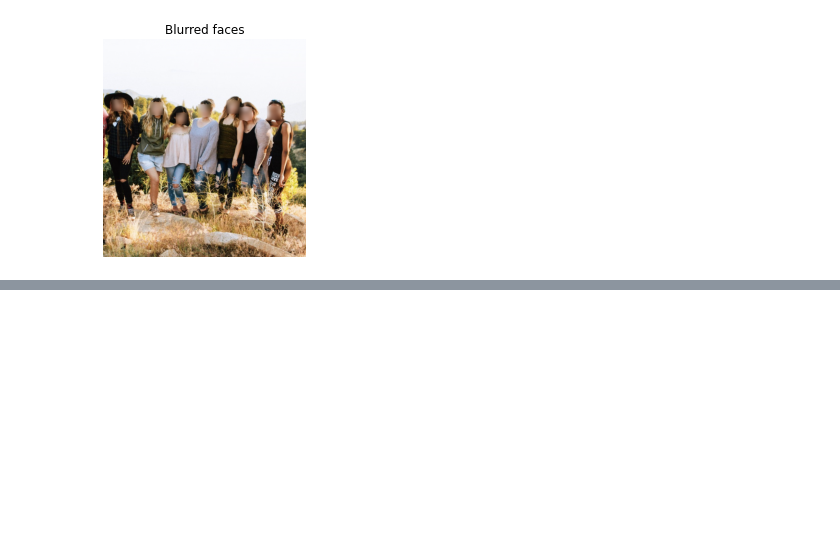
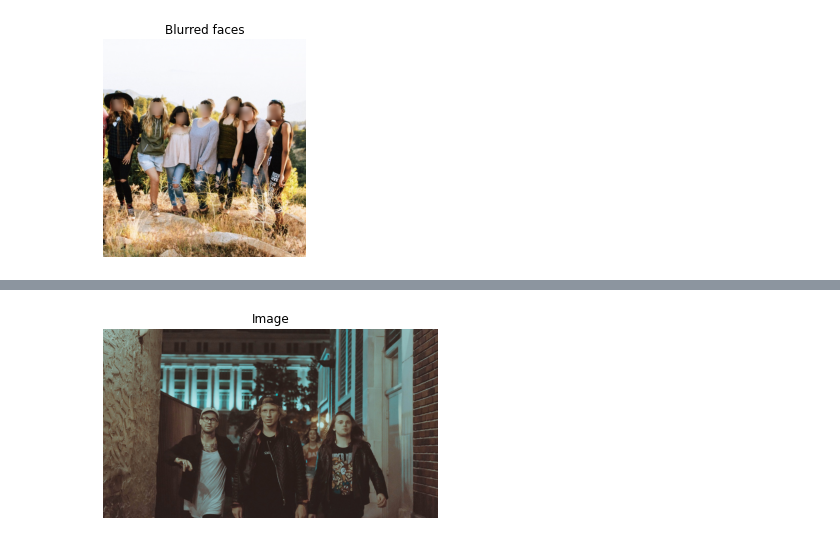
Before and after one commit to anmorgan24/Springboard, a Jupyter notebook: Notes/Image_Processing/Image_Processing_05.ipynb, the cells around one changed output, grey strips where cells are left out. Cells and saved outputs as stored; diff of their text form; code cells hidden in the pictures; blank space fills up the shorter version.

Commit message:
completed DC's Image Processing with Python

```diff
--- a/Notes/Image_Processing/Image_Processing_05.ipynb
+++ b/Notes/Image_Processing/Image_Processing_05.ipynb
@@ -422,0 +423,3 @@ show_image(resulting_image, "Blurred faces")
+# %%
+group_image = imread('pics/group_image.jpeg')
+group_image_o = group_image.copy()
@@ -422,0 +444,4 @@ show_image(resulting_image, "Blurred faces")
+# %%
+show_image(group_image)
+# %% [output]
+[figure, added]
```
Also changed, not shown: parts of 17 cells of this notebook, 2 other files.
